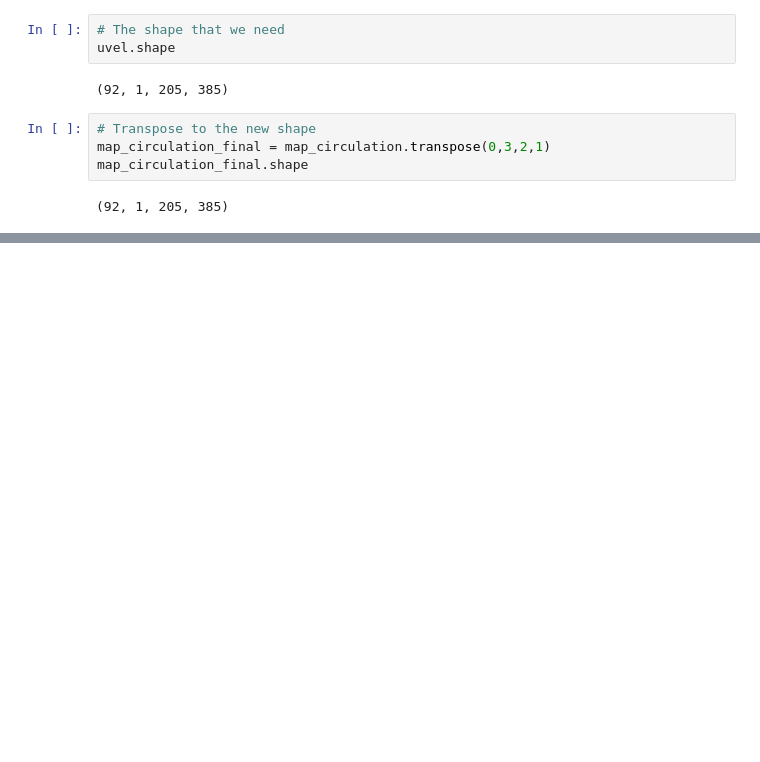
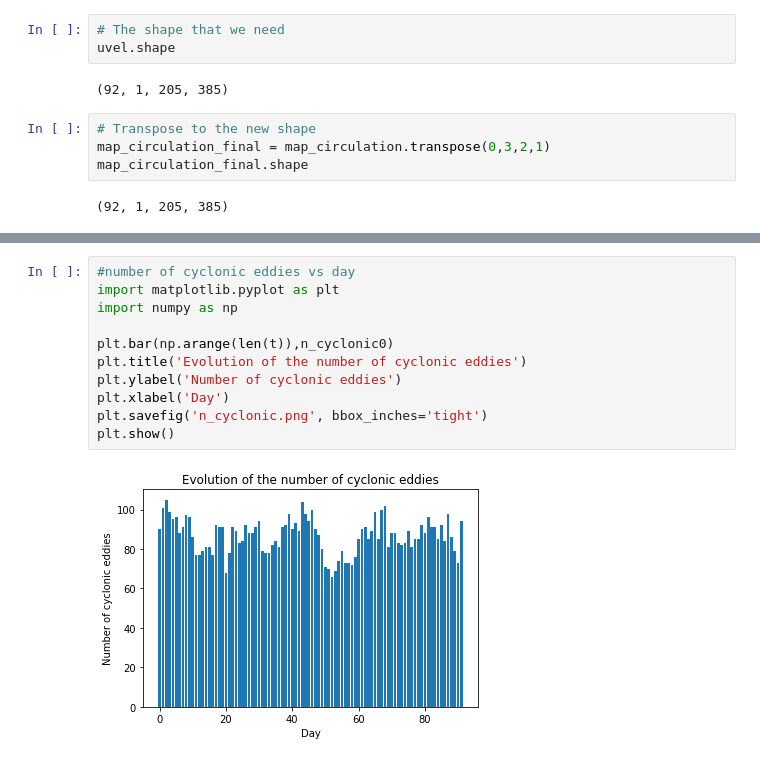
Before and after one commit to JASaa/eddies-R2, a Jupyter notebook: eddy_dates_test.ipynb, the cells around one changed output, grey strips where cells are left out. Cells and saved outputs as stored; diff of their text form; blank space fills up the shorter version.

```diff
--- a/eddy_dates_test.ipynb
+++ b/eddy_dates_test.ipynb
@@ -154,0 +166,13 @@ map_circulation2.shape
+# %%
+#number of cyclonic eddies vs day
+import matplotlib.pyplot as plt
+import numpy as np
+
+plt.bar(np.arange(len(t)),n_cyclonic0)
+plt.title('Evolution of the number of cyclonic eddies')
+plt.ylabel('Number of cyclonic eddies')
+plt.xlabel('Day')
+plt.savefig('n_cyclonic.png', bbox_inches='tight')
+plt.show()
+# %% [output]
+[figure, added]
```
Also changed, not shown: parts of 30 cells of this notebook, 3 other files.
